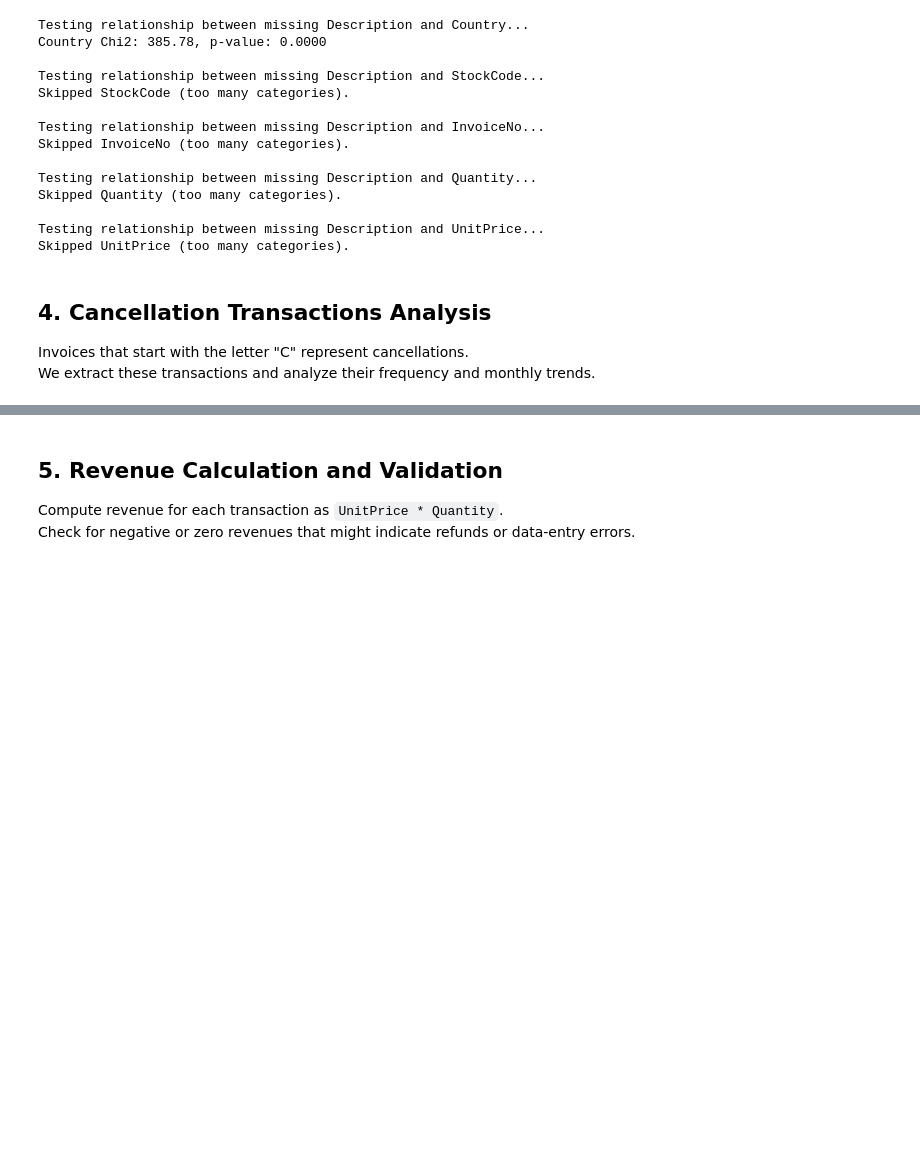
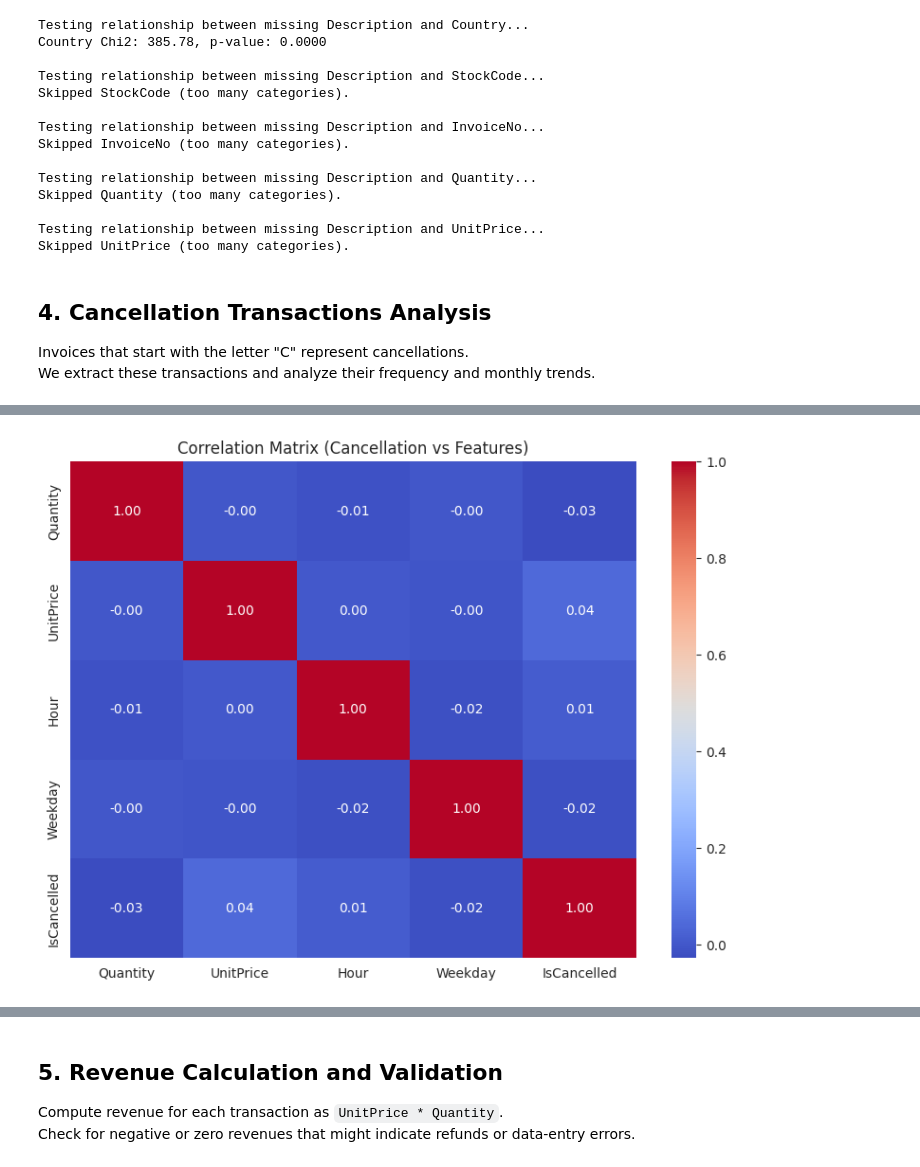
Before and after one commit to Aditya-gam/kpi-forecast-anomaly-platform, a Jupyter notebook: notebooks/01_data_exploration.ipynb, the cells around one changed output, grey strips where cells are left out. Cells and saved outputs as stored; diff of their text form; code cells hidden in the pictures; blank space fills up the shorter version.

```diff
--- a/notebooks/01_data_exploration.ipynb
+++ b/notebooks/01_data_exploration.ipynb
@@ -291,0 +434,14 @@ plt.show()
+# %%
+# Create cancellation indicator for correlation analysis
+df_corr = df.copy()
+df_corr['IsCancelled'] = df_corr['InvoiceNo'].astype(str).str.startswith('C').astype(int)
+
+# Convert InvoiceDate to useful features
+df_corr['Hour'] = df_corr['InvoiceDate'].dt.hour
+df_corr['Weekday'] = df_corr['InvoiceDate'].dt.weekday
+
+# Select numeric/categorical features for correlation
+correlation_features = ['Quantity', 'UnitPrice', 'Hour', 'Weekday', 'IsCancelled']
+correlation_matrix = df_corr[correlation_features].corr()
+
+print("\nCorrelation Matrix with Cancellations:\n", correlation_matrix['IsCancelled'].sort_values(ascending=False))
@@ -291,0 +456,9 @@ plt.show()
+# %%
+# Visualize correlation heatmap
+plt.figure(figsize=(8, 6))
+sns.heatmap(correlation_matrix, annot=True, cmap='coolwarm', fmt='.2f')
+plt.title("Correlation Matrix (Cancellation vs Features)")
+plt.tight_layout()
+plt.show()
+# %% [output]
+[figure, added]
```
Also changed, not shown: parts of 40 cells of this notebook, 5 other files.
